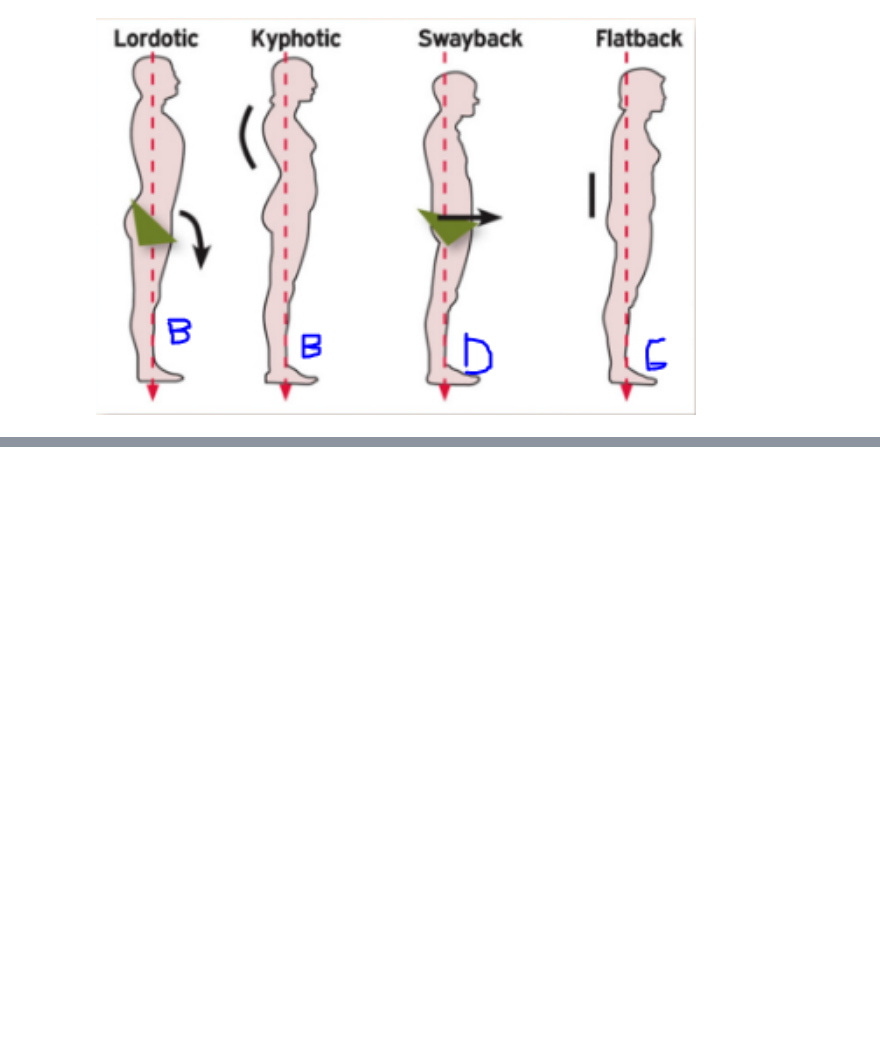
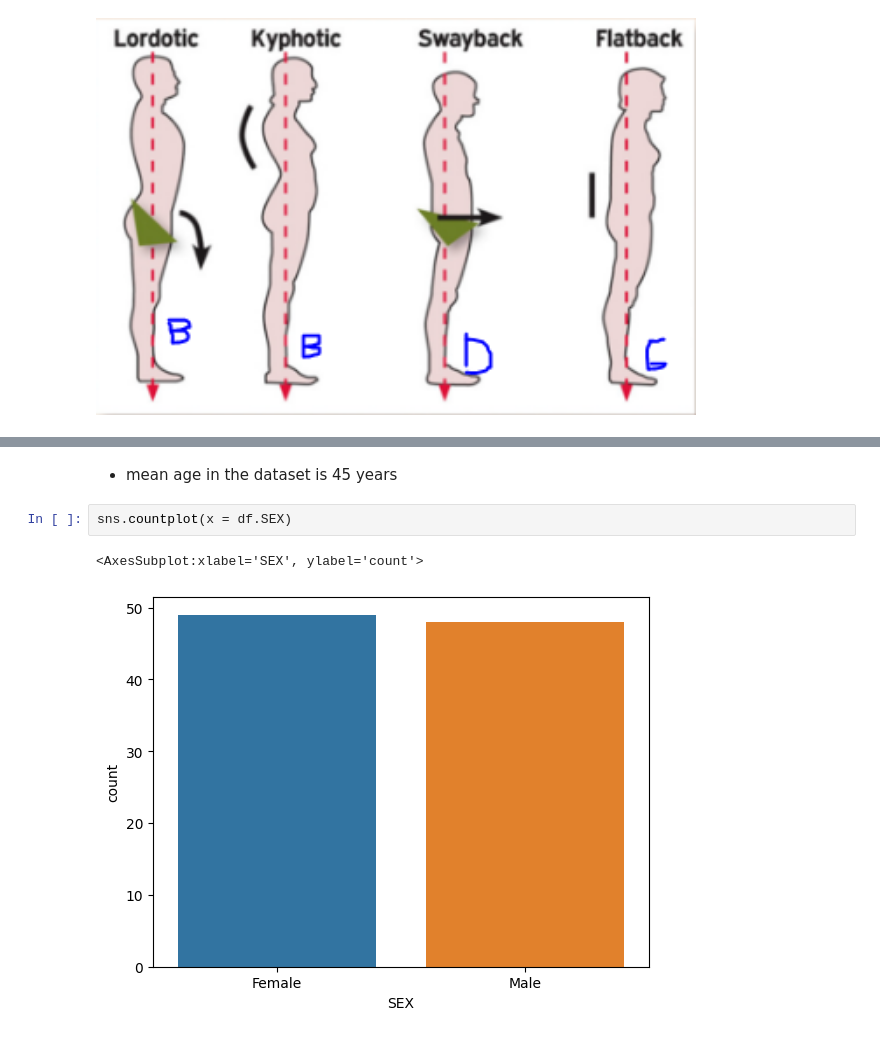
Before and after one commit to ortizfram/Correlation-Posture-VS-Personality-Trait, a Jupyter notebook: correlation.ipynb, the cells around one changed output, grey strips where cells are left out. Drawn from its saved outputs; the diff is of its cells as text; blank space fills up the shorter version.

```diff
--- a/correlation.ipynb
+++ b/correlation.ipynb
@@ -139,0 +145,7 @@ plt.show()
+# %% [markdown]
+- mean age in the dataset is 45 years
+# %%
+sns.countplot(x = df.SEX)
+# %% [output]
+<AxesSubplot:xlabel='SEX', ylabel='count'>
+[figure, added]
```
Also changed, not shown: parts of 3 cells of this notebook, 2 other files.
